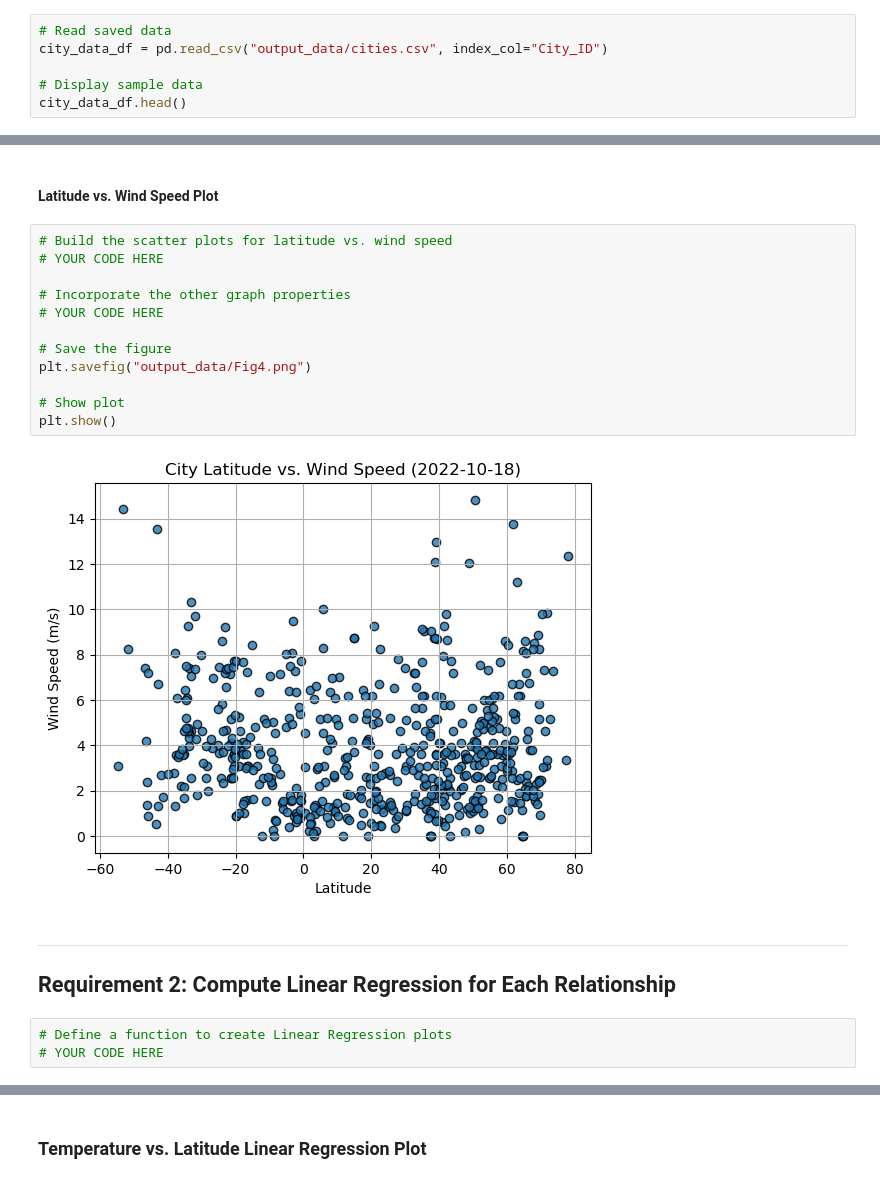
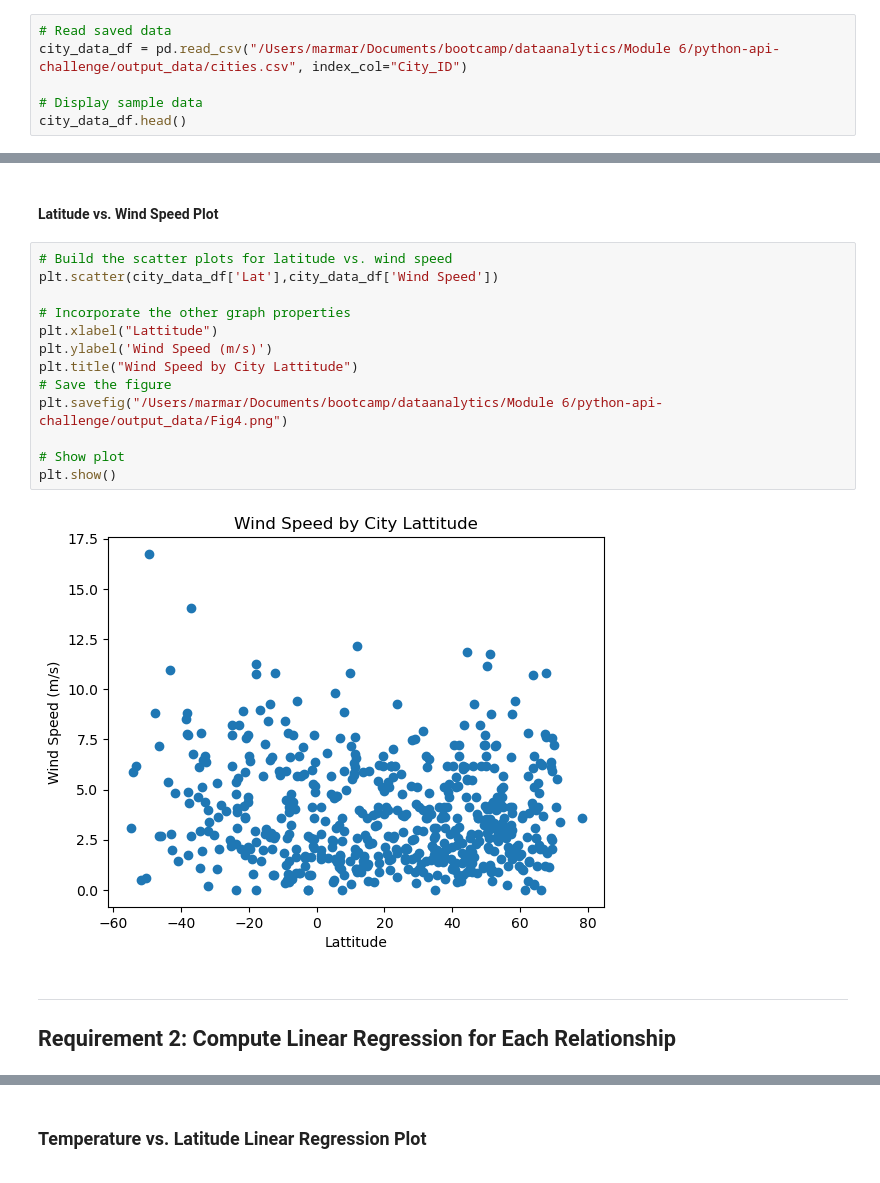
Before and after one commit to mabbasi1994/python-api-challenge, a Jupyter notebook: WeatherPy/WeatherPy.ipynb, the cells around one changed output, grey strips where cells are left out. Saved outputs shown, nothing was run; the diff lists cells and outputs as text.

```diff
--- a/WeatherPy/WeatherPy.ipynb
+++ b/WeatherPy/WeatherPy.ipynb
@@ -165,6 +174,6 @@ city_data_df.to_csv("output_data/cities.csv", index_label="City_ID")
 # %%
 # Read saved data
-city_data_df = pd.read_csv("output_data/cities.csv", index_col="City_ID")
+city_data_df = pd.read_csv("/Users/marmar/Documents/bootcamp/dataanalytics/Module 6/python-api-challenge/output_data/cities.csv", index_col="City_ID")
 
 # Display sample data
 city_data_df.head()
@@ -230,22 +246,20 @@ plt.show()
 #### Latitude vs. Wind Speed Plot
 # %%
 # Build the scatter plots for latitude vs. wind speed
-# YOUR CODE HERE
+plt.scatter(city_data_df['Lat'],city_data_df['Wind Speed'])
 
 # Incorporate the other graph properties
-# YOUR CODE HERE
-
+plt.xlabel("Lattitude")
+plt.ylabel('Wind Speed (m/s)')
+plt.title("Wind Speed by City Lattitude")
 # Save the figure
-plt.savefig("output_data/Fig4.png")
+plt.savefig("/Users/marmar/Documents/bootcamp/dataanalytics/Module 6/python-api-challenge/output_data/Fig4.png")
 
 # Show plot
 plt.show()
 # %% [output]
-[figure, old version]
+[figure, new version]
 # %% [markdown]
 ---
 
 ## Requirement 2: Compute Linear Regression for Each Relationship
-# %%
-# Define a function to create Linear Regression plots
-# YOUR CODE HERE
```
Also changed, not shown: parts of 37 cells of this notebook, 7 other files.
